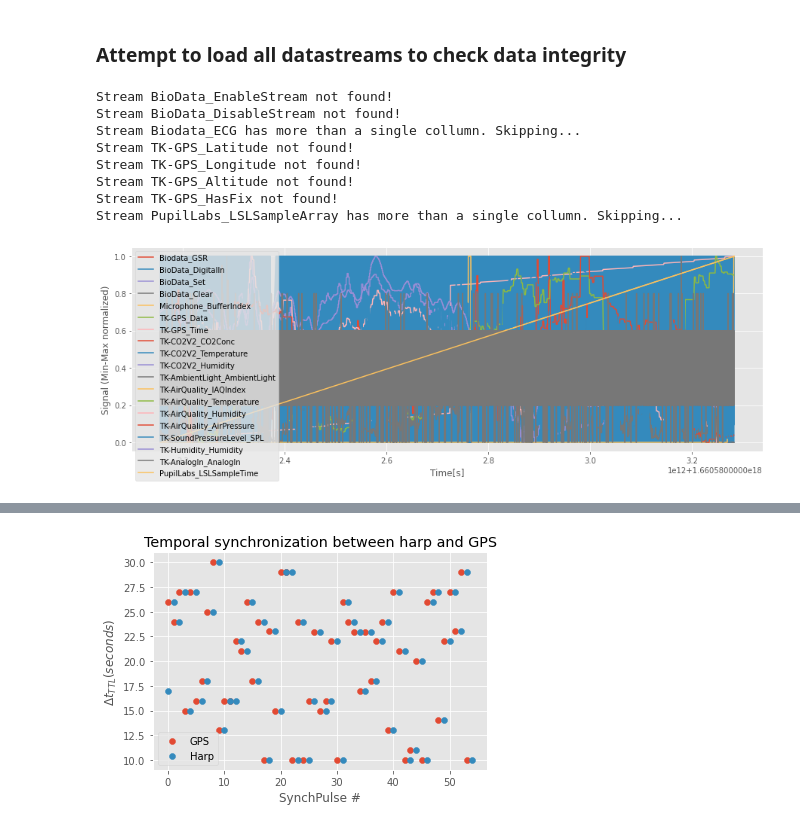
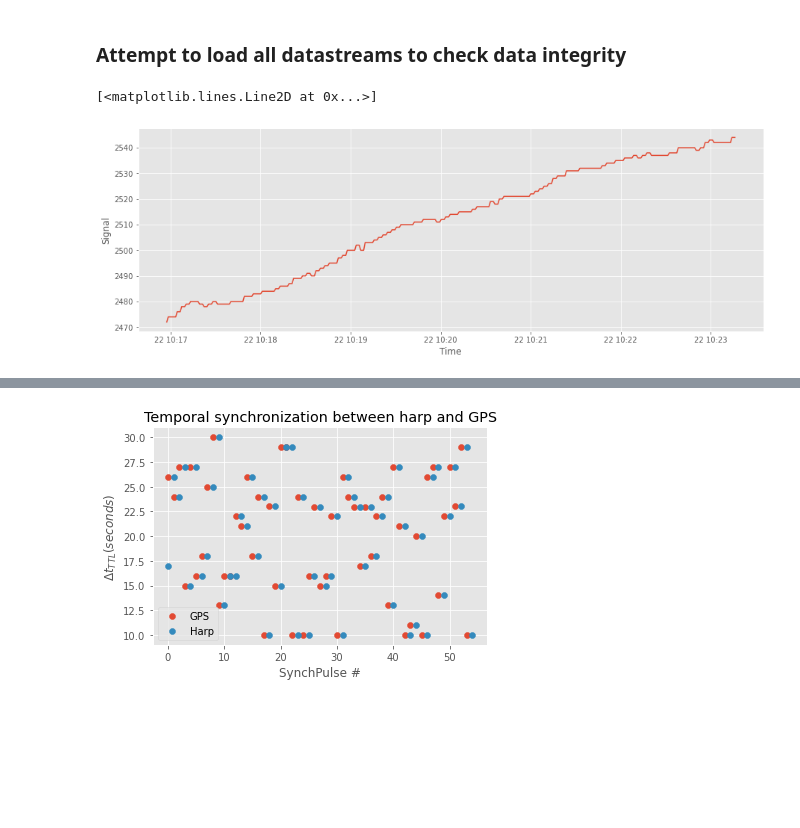
Before and after one commit to emotional-cities/pluma-experiments, a Jupyter notebook: 20092022/Analysis/AnalysisCode/DemoAnalysis.ipynb, the cells around one changed output, grey strips where cells are left out. Saved outputs shown, nothing was run; the diff lists cells and outputs as text; code cells hidden in the pictures; blank space fills up the shorter version.

```diff
--- a/20092022/Analysis/AnalysisCode/DemoAnalysis.ipynb
+++ b/20092022/Analysis/AnalysisCode/DemoAnalysis.ipynb
@@ -17,41 +24,14 @@ session_time = datetime.datetime.strptime(stream_root_folder.split('\\')[-1], '%
 # %% [markdown]
 ### Attempt to load all datastreams to check data integrity
-# %%
-
-fig = plt.figure(figsize=(15,5))
-plt.xlabel("Time[s]")
-plt.ylabel("Signal (Min-Max normalized)")
-
-
-for stream in _stream_labels.keys():
-    stream_path = ecu.get_stream_path(stream
-                        ,root = stream_root_folder,
-                        ext ="")
-    if os.path.exists(stream_path):
-        stream_data = ecu.read_harp_bin(stream_path, time_offset = session_time.timestamp())
-        if len(stream_data.columns) == 1:
-            plt.plot(stream_data.index,
-                    ecu.normalize_data(stream_data["Value"]),
-                    label = stream)
-        else:
-            print(f"Stream {stream} has more than a single collumn. Skipping..." )
-            #plt.plot(stream_data.index,
-            #        normalize_data(stream_data.iloc[:,0:3].values),
-            #        label = stream)
-    else:
-        print(f"Stream {stream} not found!")
-plt.legend()
-plt.show()
-# %% [output]
-Stream BioData_EnableStream not found!
-Stream BioData_DisableStream not found!
-Stream Biodata_ECG has more than a single collumn. Skipping...
-Stream TK-GPS_Latitude not found!
-Stream TK-GPS_Longitude not found!
-Stream TK-GPS_Altitude not found!
-Stream TK-GPS_HasFix not found!
-Stream PupilLabs_LSLSampleArray has more than a single collumn. Skipping...
-[figure, removed]
+# %%
+stream = load_harp_stream(streams.TK.AirQuality.Temperature, root=stream_root_folder)
+fig = plt.figure(figsize=(15,5))
+plt.xlabel("Time")
+plt.ylabel("Signal")
+plt.plot((stream))
+# %% [output]
+[<matplotlib.lines.Line2D at 0x...>]
+[figure, added]
 # %%
 plt.figure()
 
```
Also changed, not shown: parts of 12 cells of this notebook, 4 other files.
